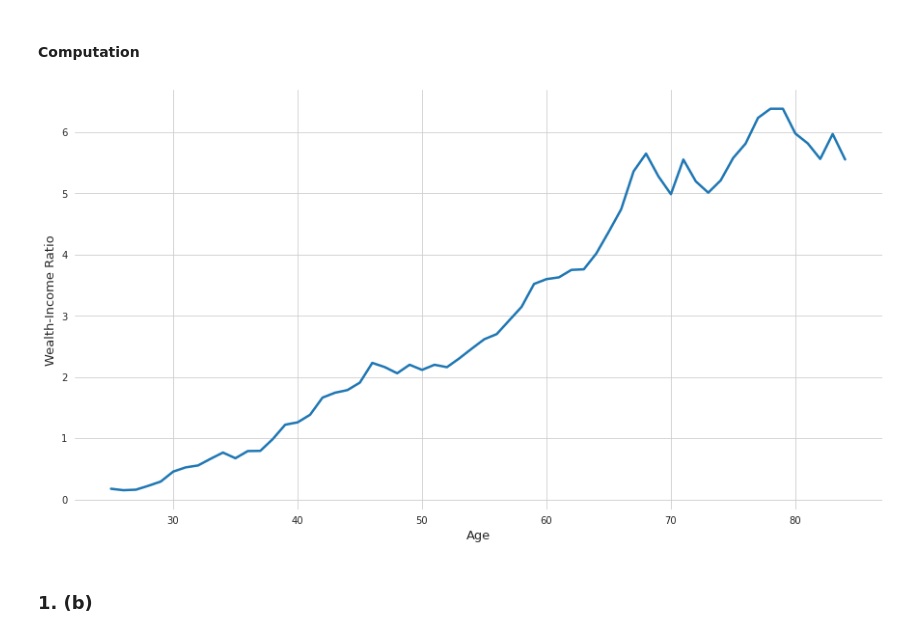
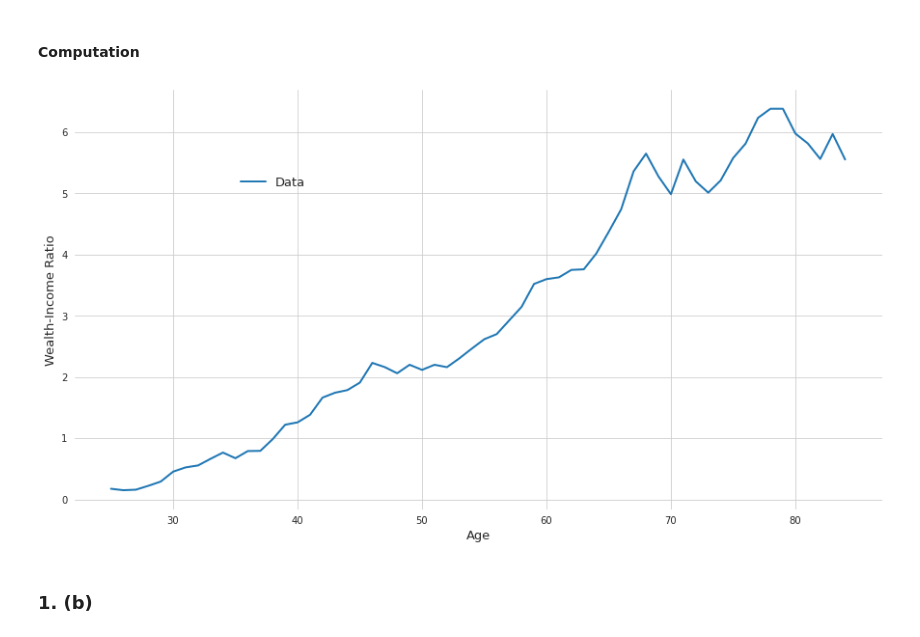
Before and after one commit to timmens/macro_problems, a Jupyter notebook: ps2.ipynb, the cells around one changed output. Drawn from its saved outputs; the diff is of its cells as text; code cells hidden in the pictures.

```diff
--- a/ps2.ipynb
+++ b/ps2.ipynb
@@ -48,24 +117,41 @@ def rolling_weighted_median(df, last_period, left_window, right_window):
 
     results["ratio"] = results["wealth"] / results["income"]
     return results
+# %%
+def plot_profiles(profiles, last_period=60):
+    """Plot profiles."""
+    profiles = profiles if isinstance(profiles, list) else [profiles]
+    time = time_to_age(np.arange(last_period) + 1)
+
+    fig, ax = plt.subplots(1)
+    fig.set_size_inches(15, 8)
+
+    for profile in profiles:
+        sns.lineplot(
+            x=time, y=profile["values"], ax=ax, linewidth=2, color=profile["col"], legend="brief", label=profile["label"]
+        )
+
+    ax.set(ylabel="Wealth-Income Ratio", xlabel="Age")
+    ax.set_frame_on(False)
+    ax.xaxis.label.set_size(13)
+    ax.yaxis.label.set_size(13)
+    plt.legend(frameon=False, bbox_to_anchor = [0.3, 0.82], prop={'size': 13})
+    plt.show()
 # %% [markdown]
 #### Computation
 # %%
-df = load_data()
+raw_data = load_data()
 # %%
-median = rolling_weighted_median(df, last_period=60, left_window=2, right_window=2)
+df = rolling_weighted_median(raw_data, last_period=60, left_window=2, right_window=2)
-# %%
-fig, ax = plt.subplots(1)
-fig.set_size_inches(15, 8)
-
-sns.lineplot(data=median, x="age", y="ratio", ax=ax, linewidth=2.5)
-ax.set_frame_on(False)
-ax.set(ylabel="Wealth-Income Ratio", xlabel="Age")
-ax.xaxis.label.set_size(13)
-ax.yaxis.label.set_size(13)
-
-plt.show()
-# %% [output]
-[figure, removed]
+# %%
+DATA_PROFILE = {
+    "values": df["ratio"].values.copy(),
+    "col": "C0",
+    "label": "Data",
+}
+# %%
+plot_profiles(DATA_PROFILE)
+# %% [output]
+[figure, added]
 # %% [markdown]
 ### 1. (b)
```
Also changed, not shown: parts of 45 cells of this notebook, 1 other file.
